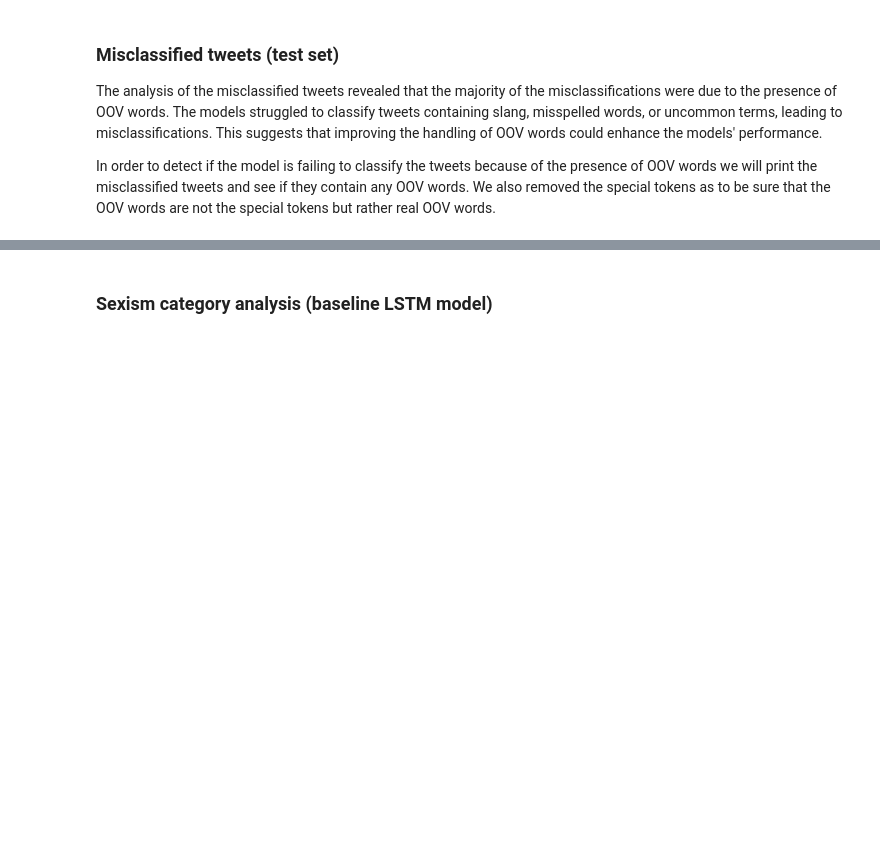
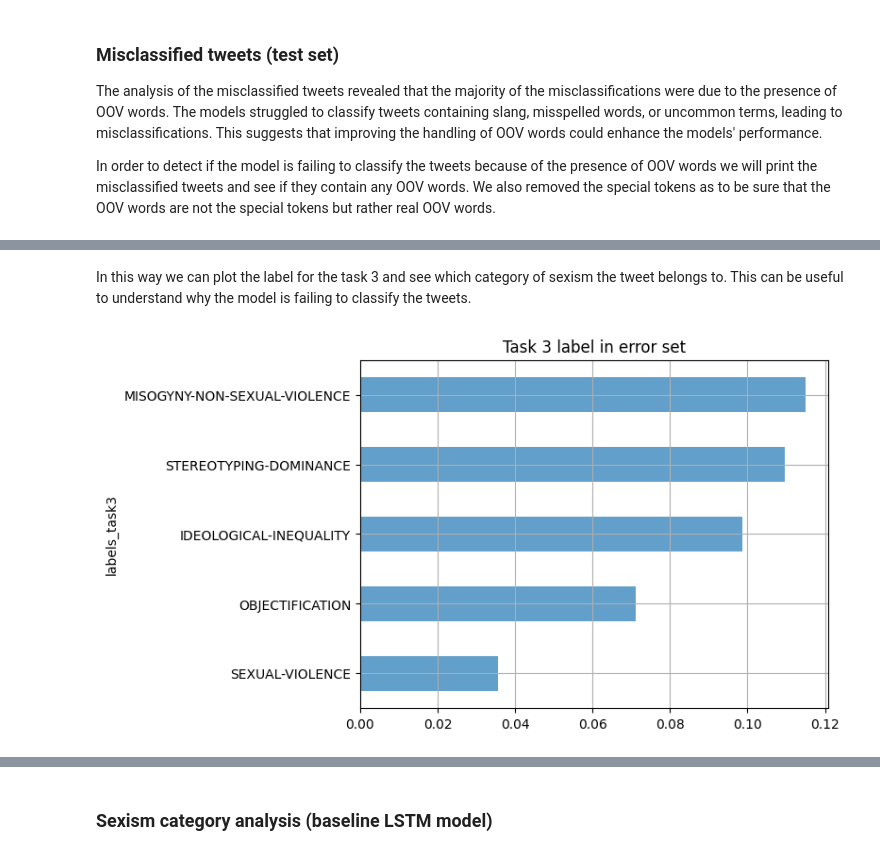
Before and after one commit to MatteoFasulo/Sexism-detection, a Jupyter notebook: assignment_1.ipynb, the cells around one changed output, grey strips where cells are left out. Saved outputs shown, nothing was run; the diff lists cells and outputs as text; code cells hidden in the pictures; blank space fills up the shorter version.

```diff
--- a/assignment_1.ipynb
+++ b/assignment_1.ipynb
@@ -2085,0 +2118,8 @@ Errors due to OOV: 44, 97.78%
+# %%
+wrong_lstm_correct_transformer = test_copy[
+    (test_copy['baseline_predictions'] == test_copy['2_layers_predictions']) &  # Both LSTM models agree
+    (test_copy['hard_label_task1'] == test_copy['twitter_predictions']) & # RoBERTa model is correct w.r.t. the ground truth
+    ((test_copy['hard_label_task1'] != test_copy['baseline_predictions']) | (test_copy['hard_label_task1'] != test_copy['2_layers_predictions'])) # one of the LSTM is wrong or both
+    ]
+
+wrong_lstm_correct_transformer.head()
@@ -2085,0 +2133,7 @@ Errors due to OOV: 44, 97.78%
+# %% [markdown]
+In this way we can plot the label for the task 3 and see which category of sexism the tweet belongs to. This can be useful to understand why the model is failing to classify the tweets.
+# %%
+wrong_lstm_correct_transformer['labels_task3'].explode().explode().value_counts(normalize=True, ascending=True).iloc[:-1].plot(kind='barh', title='Task 3 label in error set', alpha=0.7).set_xticklabels
+plt.grid()
+# %% [output]
+[figure, added]
```
Also changed, not shown: parts of 39 cells of this notebook, 26 other files.
